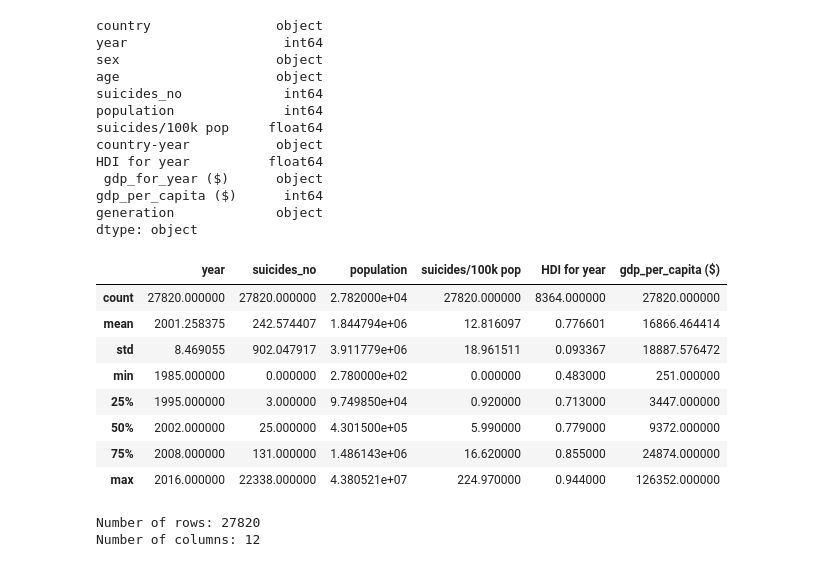
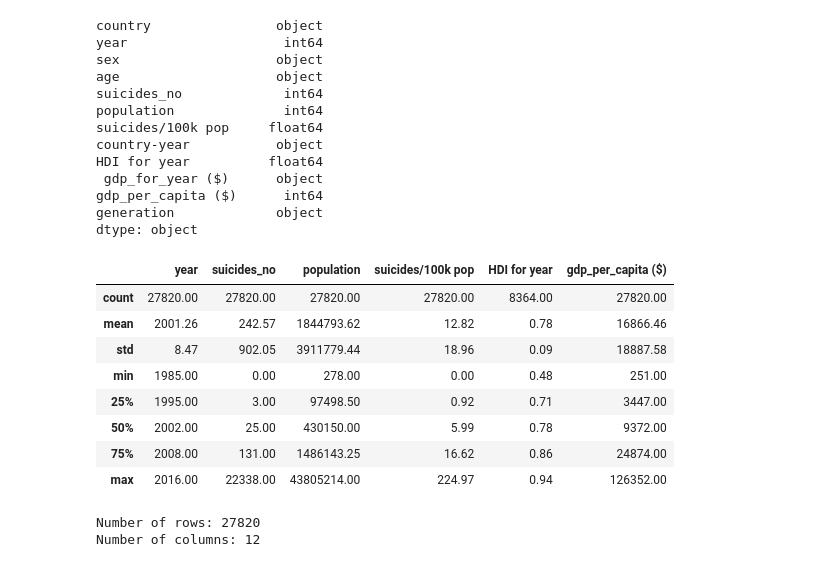
Before and after one commit to Igorth/practicing_kaggle, a Jupyter notebook: Suicide Rates Overview 1985 to 2016/Suicide Rates Overview 1985 to 2016.ipynb, the cells around one changed output. Saved outputs shown, nothing was run; the diff lists cells and outputs as text; code cells hidden in the pictures.

```diff
--- a/Suicide Rates Overview 1985 to 2016/Suicide Rates Overview 1985 to 2016.ipynb
+++ b/Suicide Rates Overview 1985 to 2016/Suicide Rates Overview 1985 to 2016.ipynb
@@ -42,17 +42,17 @@ generation             object
 dtype: object
 # %%
 # Summary of information in all columns
-df.describe()
+df.describe().round(2)
 # %% [output]
 |  | year | suicides_no | population | suicides/100k pop | HDI for year | gdp_per_capita ($) |
-| count | 27820.000000 | 27820.000000 | 2.782000e+04 | 27820.000000 | 8364.000000 | 27820.000000 |
-| mean | 2001.258375 | 242.574407 | 1.844794e+06 | 12.816097 | 0.776601 | 16866.464414 |
-| std | 8.469055 | 902.047917 | 3.911779e+06 | 18.961511 | 0.093367 | 18887.576472 |
-| min | 1985.000000 | 0.000000 | 2.780000e+02 | 0.000000 | 0.483000 | 251.000000 |
-| 25% | 1995.000000 | 3.000000 | 9.749850e+04 | 0.920000 | 0.713000 | 3447.000000 |
-| 50% | 2002.000000 | 25.000000 | 4.301500e+05 | 5.990000 | 0.779000 | 9372.000000 |
-| 75% | 2008.000000 | 131.000000 | 1.486143e+06 | 16.620000 | 0.855000 | 24874.000000 |
-| max | 2016.000000 | 22338.000000 | 4.380521e+07 | 224.970000 | 0.944000 | 126352.000000 |
+| count | 27820.00 | 27820.00 | 27820.00 | 27820.00 | 8364.00 | 27820.00 |
+| mean | 2001.26 | 242.57 | 1844793.62 | 12.82 | 0.78 | 16866.46 |
+| std | 8.47 | 902.05 | 3911779.44 | 18.96 | 0.09 | 18887.58 |
+| min | 1985.00 | 0.00 | 278.00 | 0.00 | 0.48 | 251.00 |
+| 25% | 1995.00 | 3.00 | 97498.50 | 0.92 | 0.71 | 3447.00 |
+| 50% | 2002.00 | 25.00 | 430150.00 | 5.99 | 0.78 | 9372.00 |
+| 75% | 2008.00 | 131.00 | 1486143.25 | 16.62 | 0.86 | 24874.00 |
+| max | 2016.00 | 22338.00 | 43805214.00 | 224.97 | 0.94 | 126352.00 |
 # %%
 # Number of rows and columns in the DataFrame
 print('Number of rows:', df.shape[0])
```
Also changed, not shown: parts of 6 cells of this notebook.
